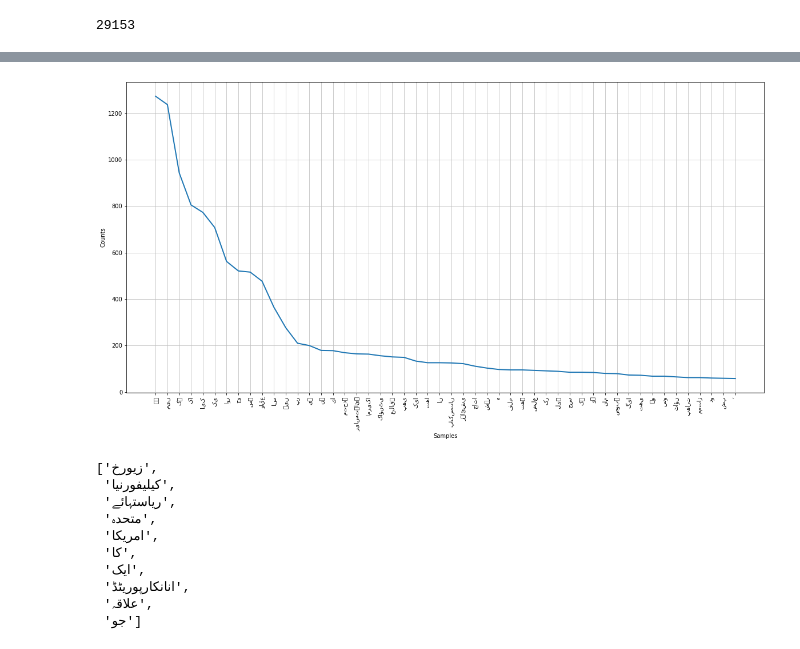
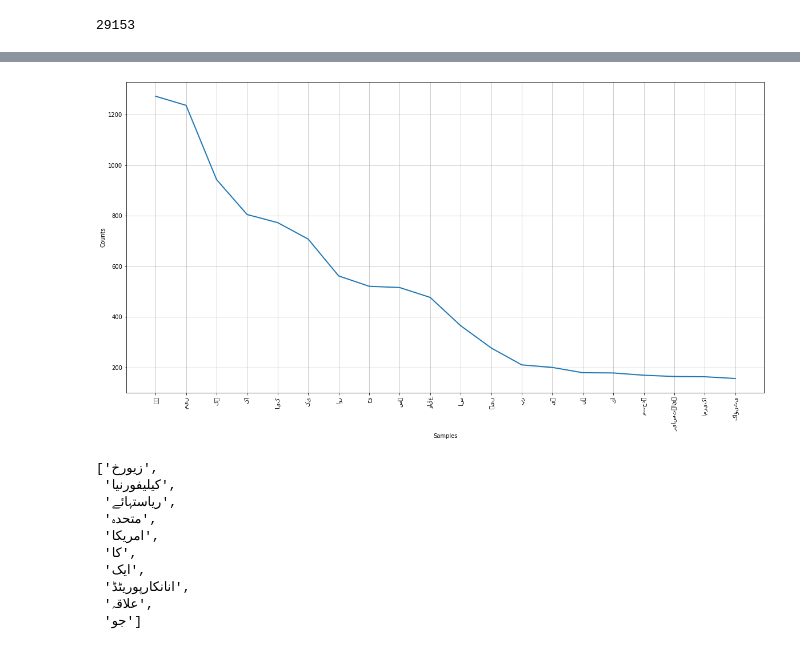
Before and after one commit to VaneezaAhmad/Text-Prediction, a Jupyter notebook: Urdu_predictive_text.ipynb, the cells around one changed output, grey strips where cells are left out. Cells and saved outputs as stored; diff of their text form; code cells hidden in the pictures.

```diff
--- a/Urdu_predictive_text.ipynb
+++ b/Urdu_predictive_text.ipynb
@@ -162,9 +154,11 @@ ValueError: ignored
 # %%
+from nltk.probability import FreqDist
+
 fdist = FreqDist(urdu_words)
 plt.figure(figsize=(20, 10))
-fdist.plot(50);
+fdist.plot(20);
 # %% [output]
-[figure, old version]
+[figure, new version]
 # %%
 urdu_words[:10]
 # %% [output]
```
Also changed, not shown: parts of 72 cells of this notebook.
